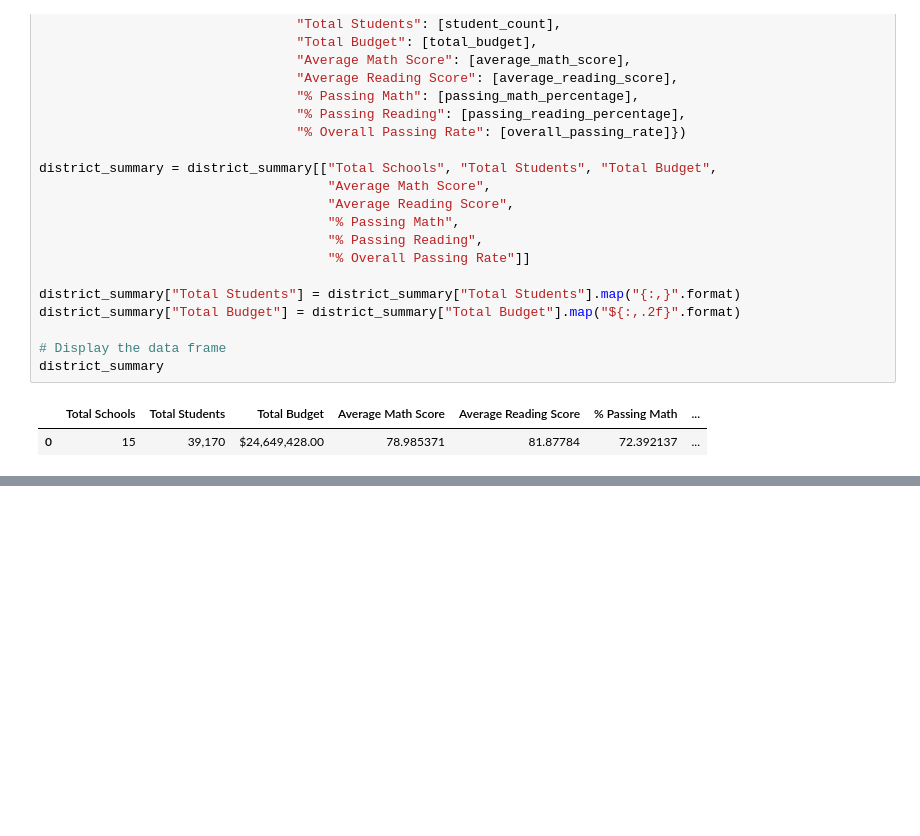
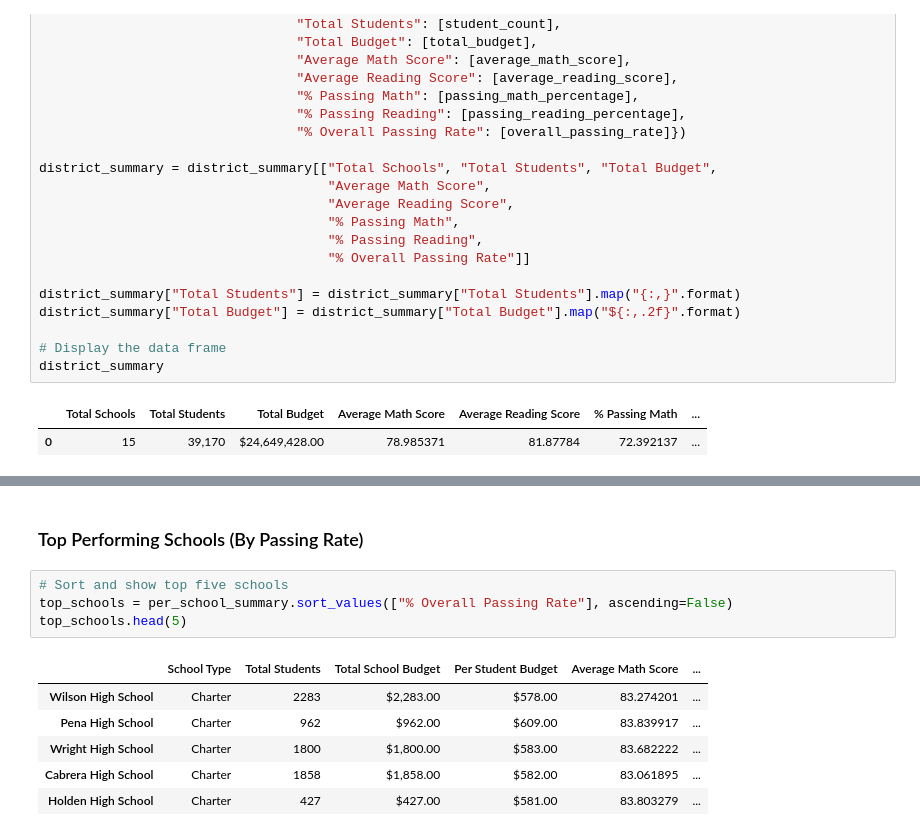
Before and after one commit to bharnats/Pandas-PySchools, a Jupyter notebook: Data_Cleaning.ipynb, the cells around one changed output, grey strips where cells are left out. Cells and saved outputs as stored; diff of their text form; blank space fills up the shorter version.

```diff
--- a/Data_Cleaning.ipynb
+++ b/Data_Cleaning.ipynb
@@ -89,0 +153,13 @@ district_summary
+# %% [markdown]
+### Top Performing Schools (By Passing Rate)
+# %%
+# Sort and show top five schools
+top_schools = per_school_summary.sort_values(["% Overall Passing Rate"], ascending=False)
+top_schools.head(5)
+# %% [output]
+|  | School Type | Total Students | Total School Budget | Per Student Budget | Average Math Score | ... |
+| Wilson High School | Charter | 2283 | $2,283.00 | $578.00 | 83.274201 | ... |
+| Pena High School | Charter | 962 | $962.00 | $609.00 | 83.839917 | ... |
+| Wright High School | Charter | 1800 | $1,800.00 | $583.00 | 83.682222 | ... |
+| Cabrera High School | Charter | 1858 | $1,858.00 | $582.00 | 83.061895 | ... |
+| Holden High School | Charter | 427 | $427.00 | $581.00 | 83.803279 | ... |
```
Also changed, not shown: parts of 7 cells of this notebook.
